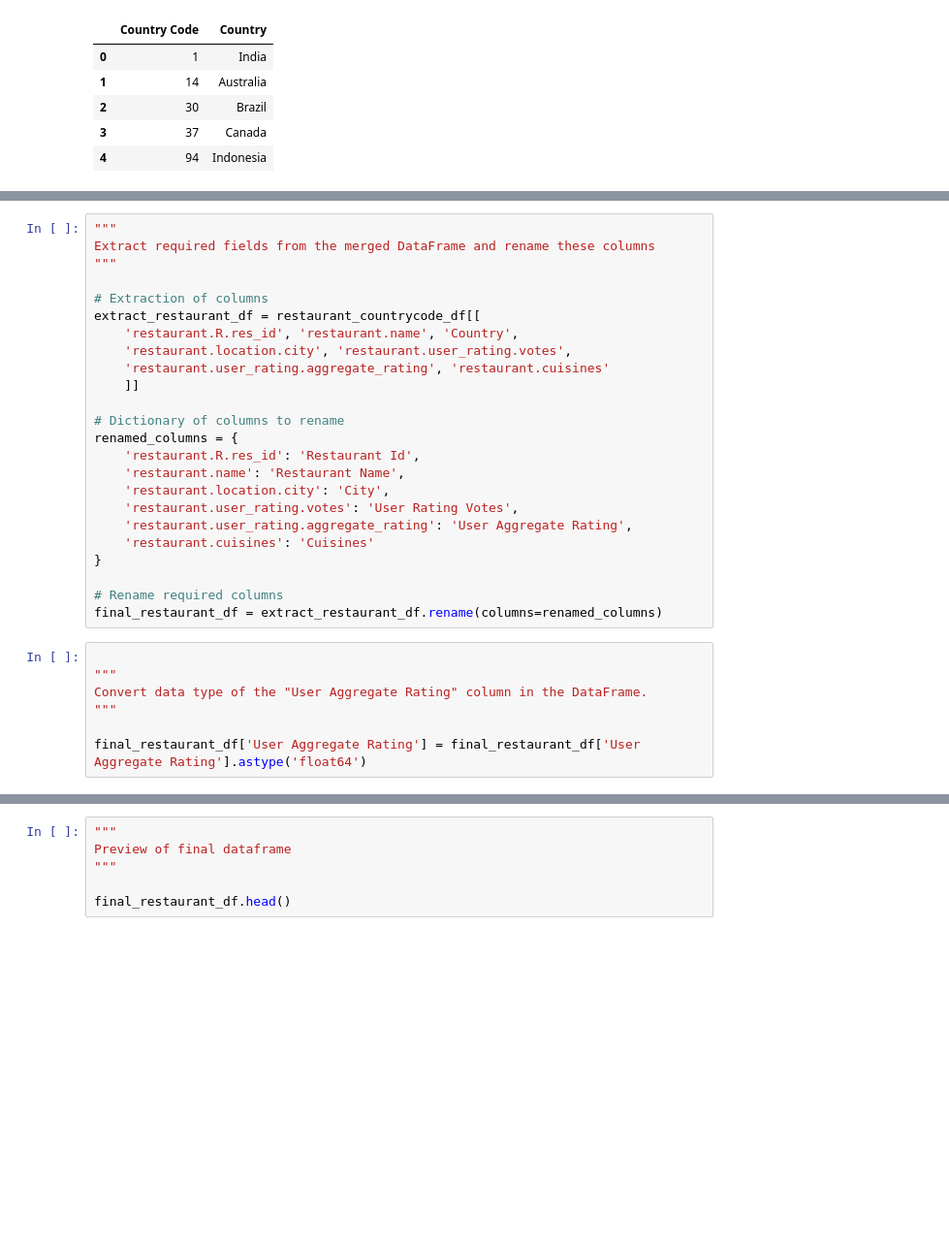
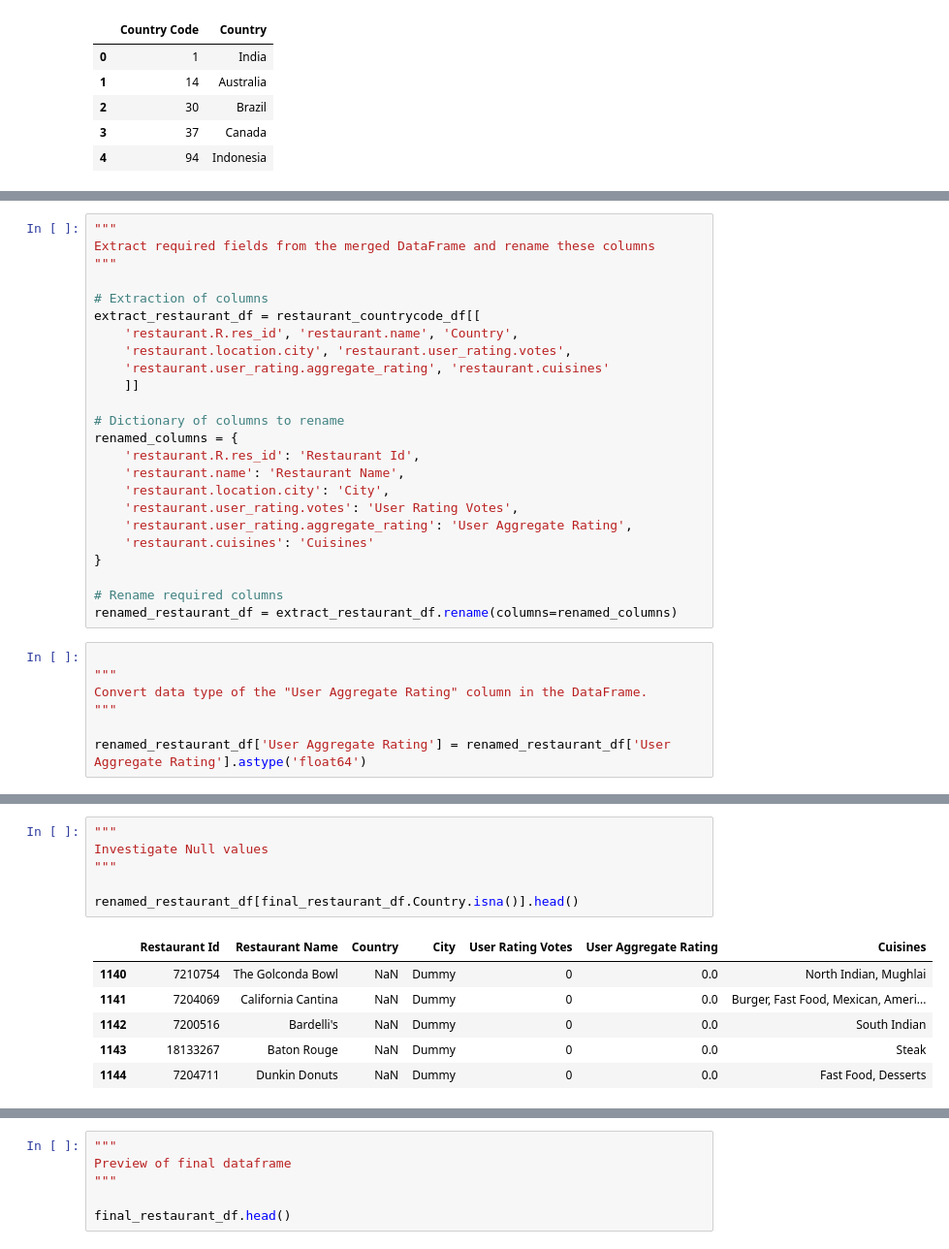
Before and after one commit to nestlecafe3in1/GovTech-Application, a Jupyter notebook: Application.ipynb, the cells around one changed output, grey strips where cells are left out. Shown: that part at 97% size. Cells and saved outputs as stored; diff of their text form; blank space fills up the shorter version.

```diff
--- a/Application.ipynb
+++ b/Application.ipynb
@@ -114,11 +116,11 @@ renamed_columns = {
 }
 
 # Rename required columns
-final_restaurant_df = extract_restaurant_df.rename(columns=renamed_columns)
+renamed_restaurant_df = extract_restaurant_df.rename(columns=renamed_columns)
 # %%
 
 """
 Convert data type of the "User Aggregate Rating" column in the DataFrame.
 """
 
-final_restaurant_df['User Aggregate Rating'] = final_restaurant_df['User Aggregate Rating'].astype('float64')
+renamed_restaurant_df['User Aggregate Rating'] = renamed_restaurant_df['User Aggregate Rating'].astype('float64')
@@ -124,0 +149,13 @@ final_restaurant_df['User Aggregate Rating'] = final_restaurant_df['User Aggrega
+# %%
+"""
+Investigate Null values
+"""
+
+renamed_restaurant_df[final_restaurant_df.Country.isna()].head()
+# %% [output]
+|  | Restaurant Id | Restaurant Name | Country | City | User Rating Votes | User Aggregate Rating | Cuisines |
+| 1140 | 7210754 | The Golconda Bowl | NaN | Dummy | 0 | 0.0 | North Indian, Mughlai |
+| 1141 | 7204069 | California Cantina | NaN | Dummy | 0 | 0.0 | Burger, Fast Food, Mexican, Ameri... |
+| 1142 | 7200516 | Bardelli's | NaN | Dummy | 0 | 0.0 | South Indian |
+| 1143 | 18133267 | Baton Rouge | NaN | Dummy | 0 | 0.0 | Steak |
+| 1144 | 7204711 | Dunkin Donuts | NaN | Dummy | 0 | 0.0 | Fast Food, Desserts |
```
Also changed, not shown: parts of 20 cells of this notebook, 2 other files.
